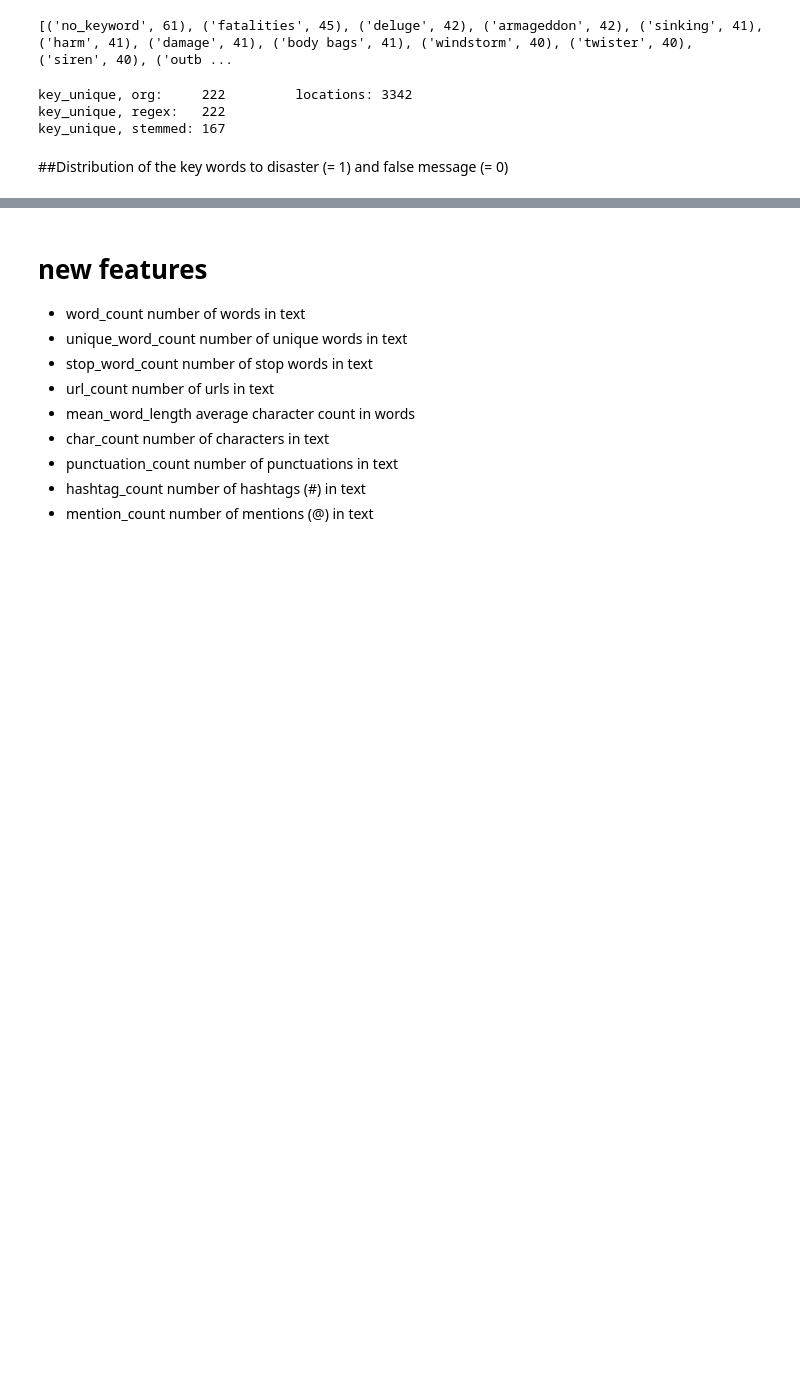
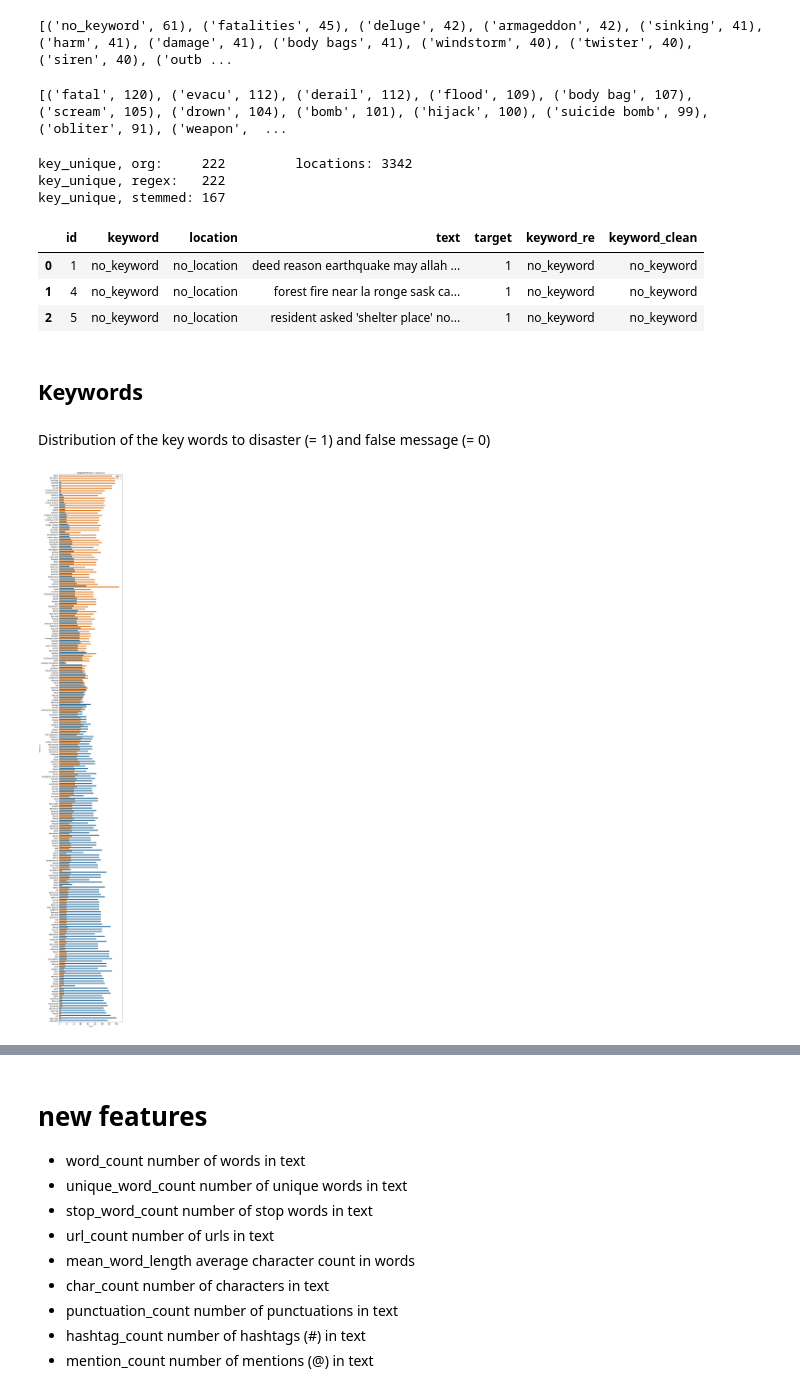
Before and after one commit to TTD-JPO/TDD-project, a Jupyter notebook: Main_TweetDisasterDetection.ipynb, the cells around one changed output, grey strips where cells are left out. Saved outputs shown, nothing was run; the diff lists cells and outputs as text; code cells hidden in the pictures; blank space fills up the shorter version.

```diff
--- a/Main_TweetDisasterDetection.ipynb
+++ b/Main_TweetDisasterDetection.ipynb
@@ -159,3 +156,18 @@ def my_fit_cm(df, pipe, feature_list, target):
+# %%
+def plot_words_to_target (df, wordlist, target):
+    '''group word lists according to target values and form mean value
+       plot wordlist ans target, sorted by wordlist '''
+    df['target_mean'] = df.groupby(wordlist)[target].transform('mean')
+
+    fig = plt.figure(figsize=(8, 72), dpi=100)
+
+    sns.countplot(y=df.sort_values(by='target_mean', ascending=False)[wordlist],
+                hue=df.sort_values(by='target_mean', ascending=False)[target])
+
+    plt.tick_params(axis='x', labelsize=15)
+    plt.tick_params(axis='y', labelsize=12)
+    plt.legend(loc=1)
+    plt.title(f'Target Distribution in {wordlist}')
 # %%
 #OCF
 # %% [markdown]
@@ -315,6 +327,11 @@ for w in keyword_low:
     newColumn.append(stemmer.stem(w))
 
 dtt_clean['keyword_clean'] = newColumn
+# %%
+key_stem_count = sorted(Counter(list(dtt_clean['keyword_clean'])).items(), key = lambda kv:( kv[1], kv[0]), reverse=True)
+print(key_stem_count[0:20])
+# %% [output]
+[('fatal', 120), ('evacu', 112), ('derail', 112), ('flood', 109), ('body bag', 107), ('scream', 105), ('drown', 104), ('bomb', 101), ('hijack', 100), ('suicide bomb', 99), ('obliter', 91), ('weapon',  ...
 # %%
 print(f"key_unique, org:     {len(keys)}\t locations: {len(locations)}")
 print(f"key_unique, regex:   {len(dtt_clean['keyword_re'].unique())}")
@@ -324,9 +341,18 @@ key_unique, org:     222         locations: 3342
 key_unique, regex:   222
 key_unique, stemmed: 167
 # %%
-dtt_clean
+dtt_clean.head(3)
+# %% [output]
+|  | id | keyword | location | text | target | keyword_re | keyword_clean |
+| 0 | 1 | no_keyword | no_location | deed reason earthquake may allah ... | 1 | no_keyword | no_keyword |
+| 1 | 4 | no_keyword | no_location | forest fire near la ronge sask ca... | 1 | no_keyword | no_keyword |
+| 2 | 5 | no_keyword | no_location | resident asked 'shelter place' no... | 1 | no_keyword | no_keyword |
 # %%
 no_target_ = dtt_clean[ dtt_clean.target == 0]
 target_    = dtt_clean[ dtt_clean.target == 1]
+# %% [markdown]
+## Keywords
+# %%
+df_keys = dtt_clean.copy()
 # %% [markdown]
-##Distribution of the key words to disaster (= 1) and false message (= 0)
+Distribution of the key words to disaster (= 1) and false message (= 0)
@@ -351,0 +359,5 @@ df.drop(columns=['target_mean'], inplace=True)
+# %%
+# keywords with regex
+plot_words_to_target (df_keys, 'keyword_re', 'target')
+# %% [output]
+[figure, added]
```
Also changed, not shown: parts of 26 cells of this notebook.
